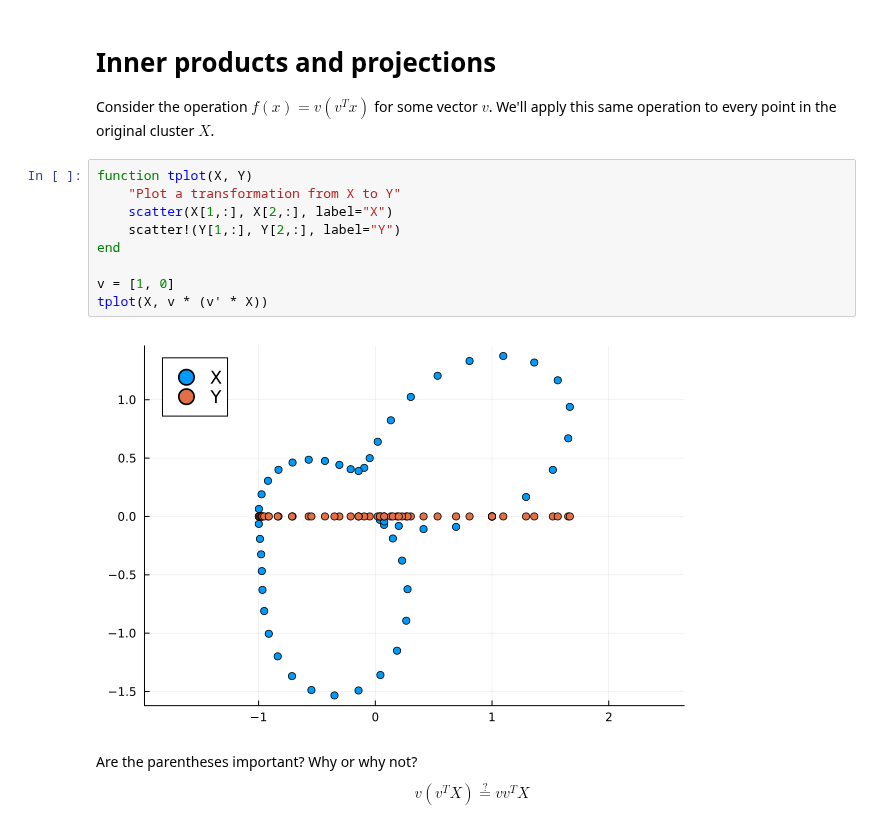
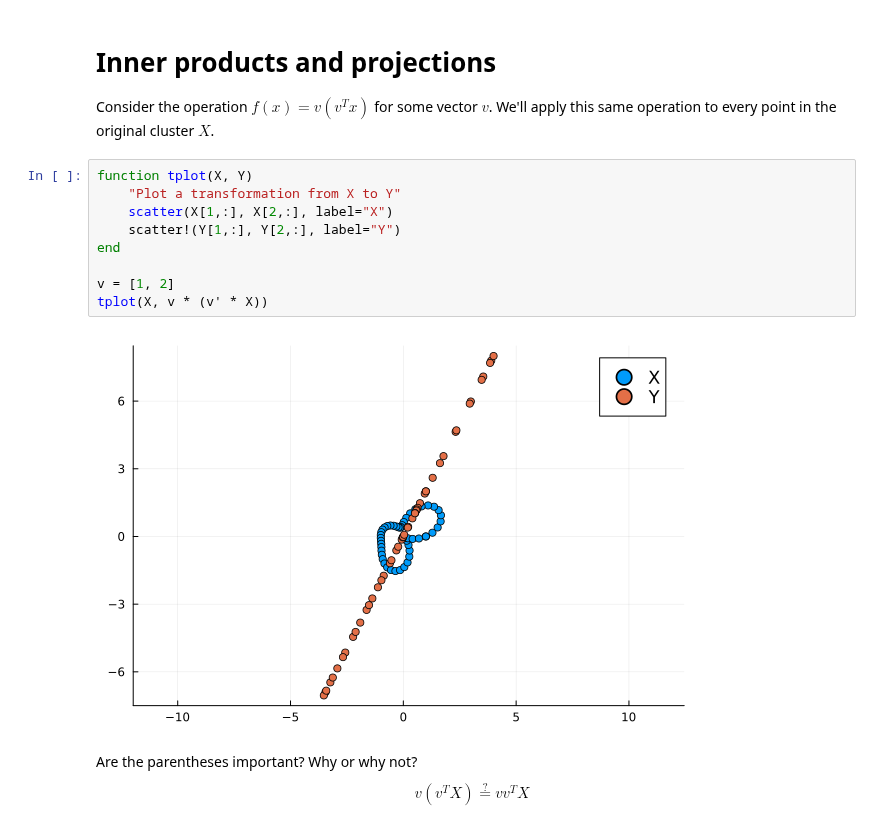
Before and after one commit to cu-numcomp/fall26, a Jupyter notebook: slides/2026-09-16-projections.ipynb, the cells around one changed output. Cells and saved outputs as stored; diff of their text form.

```diff
--- a/slides/2026-09-16-projections.ipynb
+++ b/slides/2026-09-16-projections.ipynb
@@ -204,14 +204,14 @@ Consider the operation $f(x) = v (v^T x)$ for some vector $v$. We'll apply this
 # %%
 function tplot(X, Y)
     "Plot a transformation from X to Y"
     scatter(X[1,:], X[2,:], label="X")
     scatter!(Y[1,:], Y[2,:], label="Y")
 end
 
-v = [1, 0]
+v = [1, 2]
 tplot(X, v * (v' * X))
 # %% [output]
-[figure, old version]
+[figure, new version]
 # %% [markdown]
 Are the parentheses important? Why or why not?
 $$v (v^T X) \overset?= v v^T X$$
```
Also changed, not shown: parts of 7 cells of this notebook, 2 other files.
